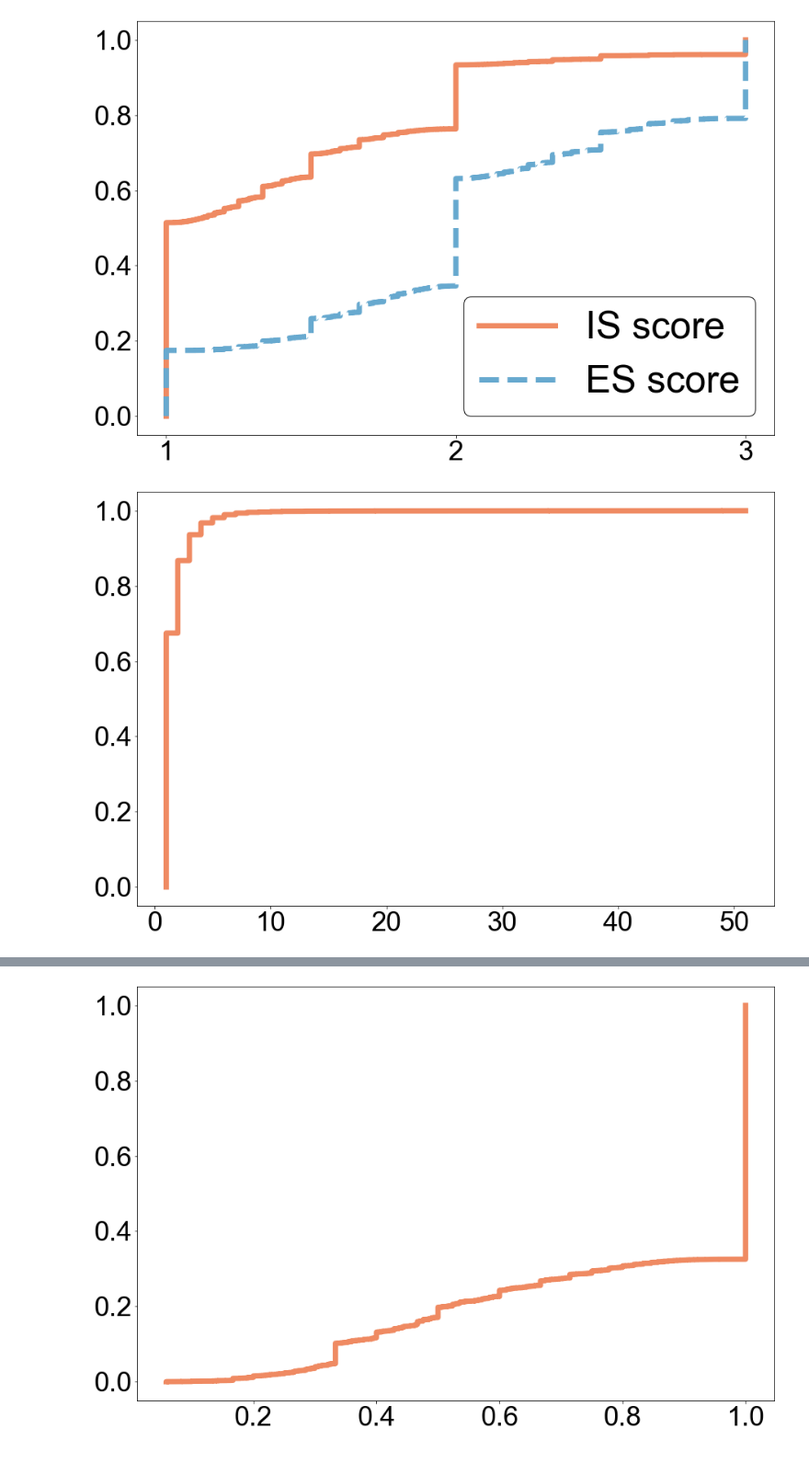
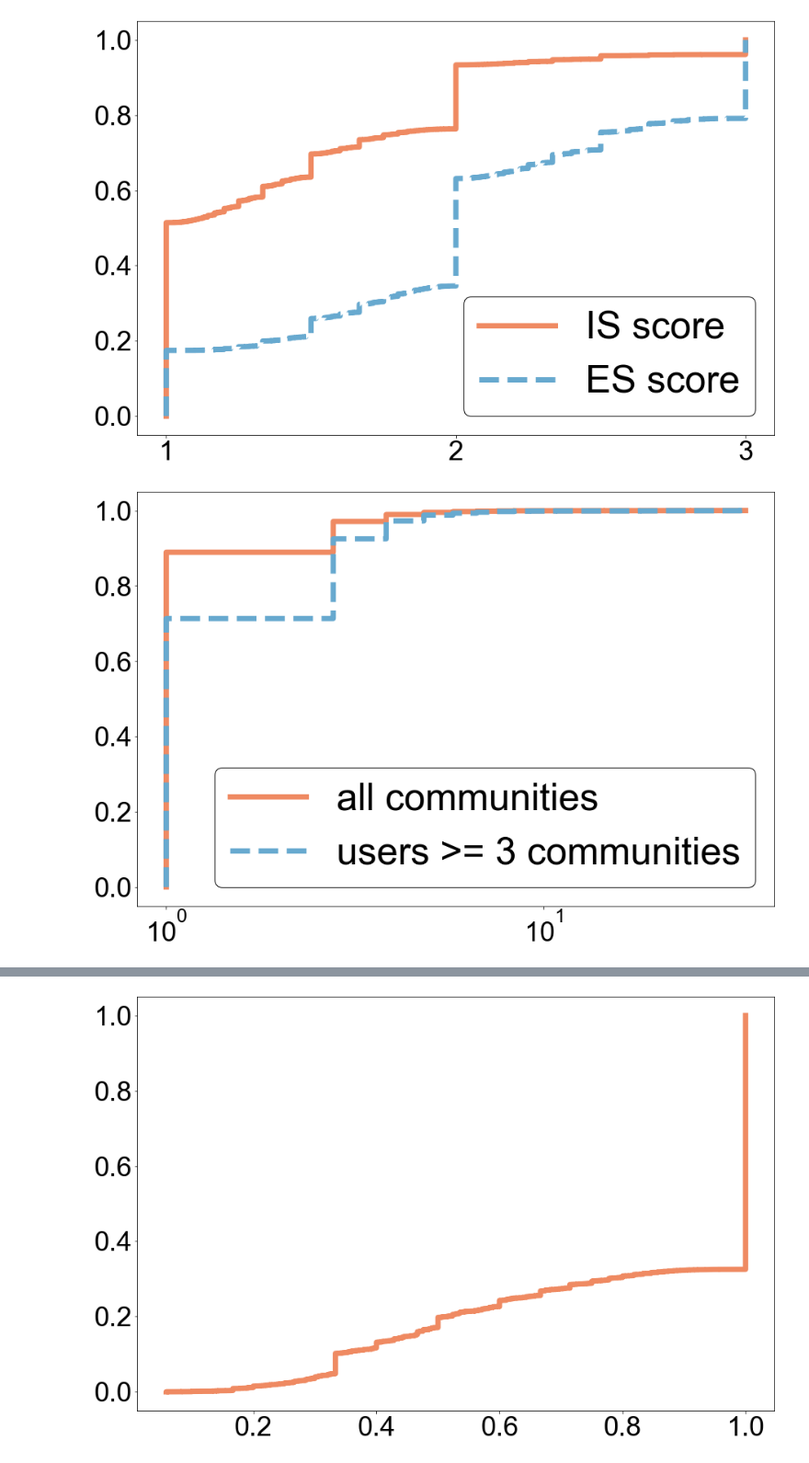
Before and after one commit to tr0up2r/plotting-and-graph-analysis, a Jupyter notebook: cdf_from_zero.ipynb, the cells around one changed output, grey strips where cells are left out. Shown at 92% size. Cells and saved outputs as stored; diff of their text form; code cells hidden in the pictures.

```diff
--- a/cdf_from_zero.ipynb
+++ b/cdf_from_zero.ipynb
@@ -315,14 +315,27 @@ legends = ['IS score', 'ES score']
 draw_multiple_cdf_normalize_y(np_result_list4, "cdf_average_is_es_scores", colors, 'Average score', legends, linestyles, False, True)
 # %% [output]
 [figure]
+# %%
+sql = 'select community_id_fastgreedy_is, count(*) from nodes group by community_id_fastgreedy_is having count(*) >= 3;'
+community_3_df = cn.select_query_result_to_df(sql)
+community_3_list = list(np.array(community_3_df['community_id_fastgreedy_is'].tolist()))
 # %%
 np_result_list5 = []
 np_result_list5.append(np.array(subreddit_df['subreddits'].tolist()))
-colors = ['#ef8a62']
-legends = ['no legend']
-linestyles = ['-']
-draw_multiple_cdf_normalize_y(np_result_list5, "cdf_num_of_subreddit_by_community", colors, 'subreddit', legends, linestyles, False)
+
+subreddits_3_number = []
+for i in range(len(subreddit_df)):
+    if subreddit_df.loc[i]['community_id'] in community_3_list:
+        subreddits_3_number.append(subreddit_df.loc[i]['subreddits'])
+
+np_result_list5.append(subreddits_3_number)
+
+
+colors = ['#ef8a62', '#67a9cf']
+linestyles = ['-', '--']
+legends = ['all communities', 'users >= 3 communities']
+draw_multiple_cdf_normalize_y(np_result_list5, "cdf_num_of_subreddit_by_community", colors, 'subreddit', legends, linestyles, True)
 # %% [output]
-[figure, old version]
+[figure, new version]
 # %%
 np_result_list6 = []
```
Also changed, not shown: parts of 3 cells of this notebook.
